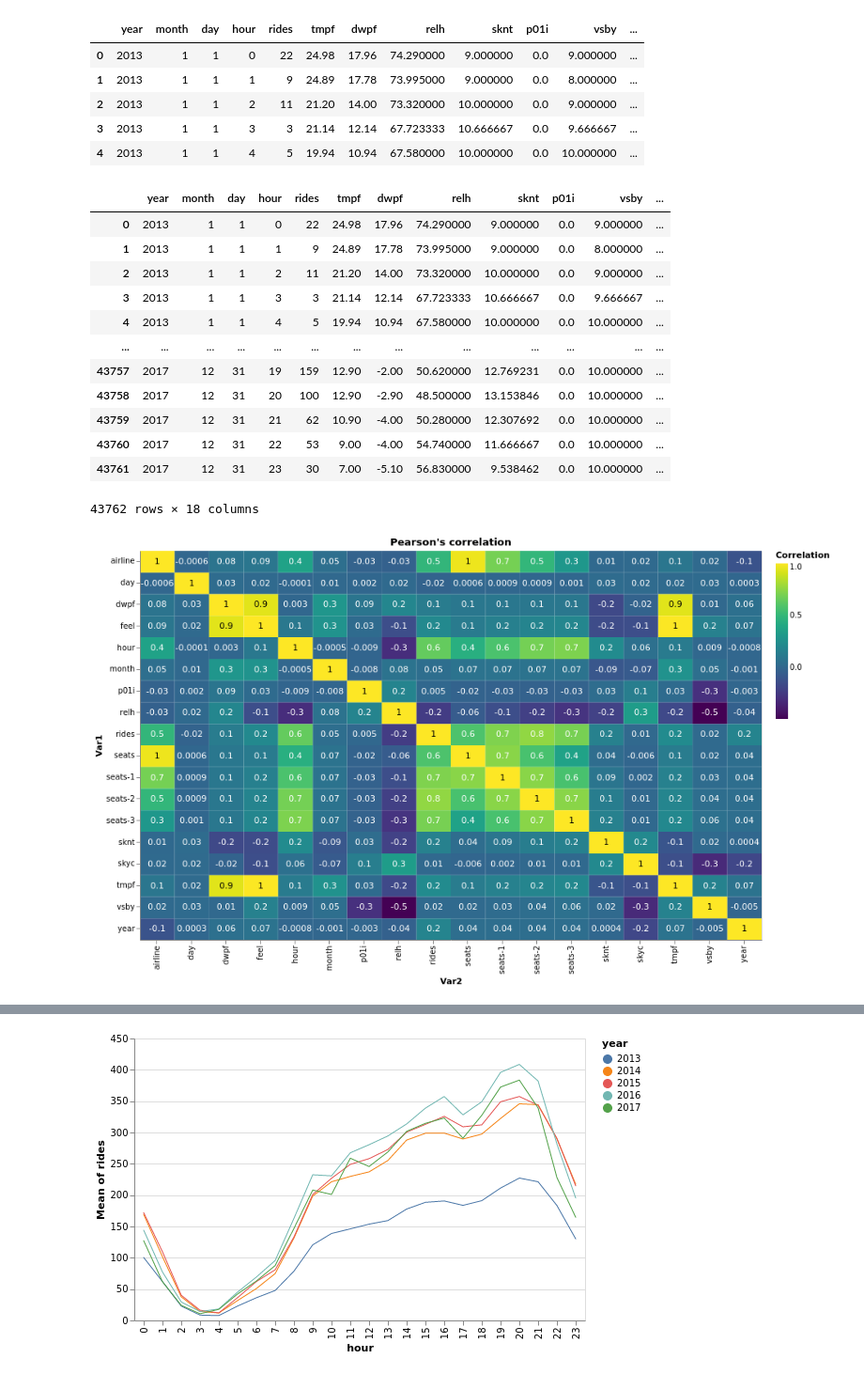
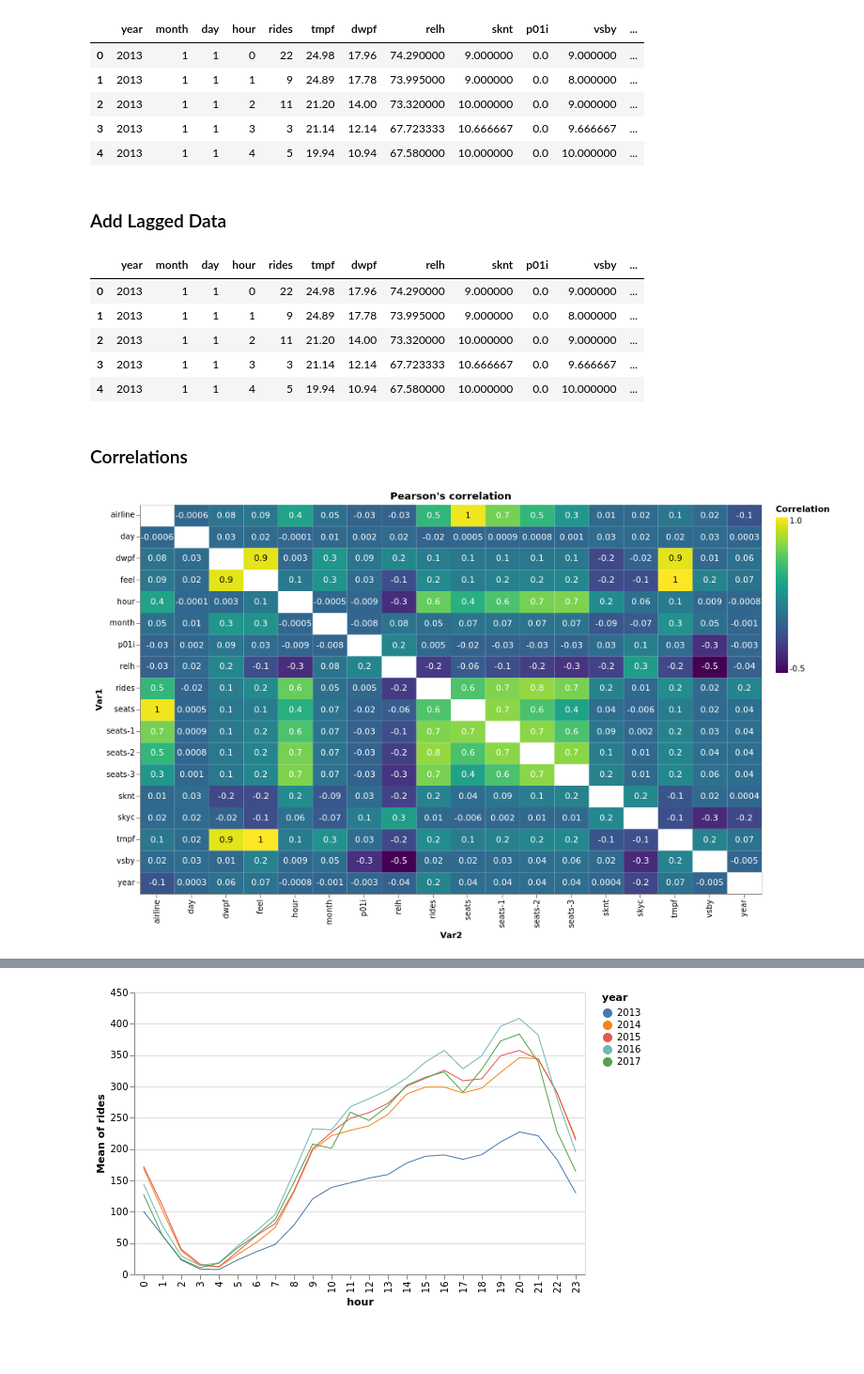
Before and after one commit to jsleslie/Ohare_taxi_demand, a Jupyter notebook: EDA/EDA_DK.ipynb, the cells around one changed output, grey strips where cells are left out. Shown: that part at 94% size. Cells and saved outputs as stored; diff of their text form; code cells hidden in the pictures; blank space fills up the shorter version.

```diff
--- a/EDA/EDA_DK.ipynb
+++ b/EDA/EDA_DK.ipynb
@@ -24,12 +25,14 @@ ORD_train.head(5)
 # %%
 def lag_df(df, lag, cols):
     return df.assign(**{f"{col}-{n}": df[col].shift(n) for n in range(1, lag + 1) for col in cols})
+# %% [markdown]
+### Add Lagged Data
 # %%
 lag = 3
 ORD_train_lag = lag_df(ORD_train, lag=lag, cols=['seats'])
 #ORD_train_lag = lag_df(ORD_train, lag=lag, cols=ORD_train.columns.tolist())
 # %%
-ORD_train_lag
+ORD_train_lag.head(5)
 # %% [output]
 |  | year | month | day | hour | rides | tmpf | dwpf | relh | sknt | p01i | vsby | ... |
 | 0 | 2013 | 1 | 1 | 0 | 22 | 24.98 | 17.96 | 74.290000 | 9.000000 | 0.0 | 9.000000 | ... |
@@ -37,40 +40,37 @@ ORD_train_lag
 | 2 | 2013 | 1 | 1 | 2 | 11 | 21.20 | 14.00 | 73.320000 | 10.000000 | 0.0 | 9.000000 | ... |
 | 3 | 2013 | 1 | 1 | 3 | 3 | 21.14 | 12.14 | 67.723333 | 10.666667 | 0.0 | 9.666667 | ... |
 | 4 | 2013 | 1 | 1 | 4 | 5 | 19.94 | 10.94 | 67.580000 | 10.000000 | 0.0 | 10.000000 | ... |
-| ... | ... | ... | ... | ... | ... | ... | ... | ... | ... | ... | ... | ... |
-| 43757 | 2017 | 12 | 31 | 19 | 159 | 12.90 | -2.00 | 50.620000 | 12.769231 | 0.0 | 10.000000 | ... |
-| 43758 | 2017 | 12 | 31 | 20 | 100 | 12.90 | -2.90 | 48.500000 | 13.153846 | 0.0 | 10.000000 | ... |
-| 43759 | 2017 | 12 | 31 | 21 | 62 | 10.90 | -4.00 | 50.280000 | 12.307692 | 0.0 | 10.000000 | ... |
-| 43760 | 2017 | 12 | 31 | 22 | 53 | 9.00 | -4.00 | 54.740000 | 11.666667 | 0.0 | 10.000000 | ... |
-| 43761 | 2017 | 12 | 31 | 23 | 30 | 7.00 | -5.10 | 56.830000 | 9.538462 | 0.0 | 10.000000 | ... |
-43762 rows × 18 columns
+# %% [markdown]
+### Correlations
 # %%
 ORD_corr = ORD_train_lag.corr().reset_index().rename(columns = {'index':'Var1'}).melt(id_vars = ['Var1'],
                                                                                     value_name = 'Correlation',
                                                                                     var_name = 'Var2')
+ORD_corr = ORD_corr[ORD_corr.Correlation != 1]
+
 base = alt.Chart(ORD_corr).encode(
     alt.Y('Var1:N'),
     alt.X('Var2:N')
 )
 
 heatmap = base.mark_rect().encode(
      alt.Color('Correlation:Q',
                 scale=alt.Scale(scheme='viridis'))
 )
 
 text = base.mark_text(baseline='middle').encode(
     text=alt.Text('Correlation:Q', format='.1'),
     color=alt.condition(
         alt.datum.Correlation >= 0.90,
         alt.value('black'),
         alt.value('white')
     )
 )
 
 (heatmap + text).properties(
     width = 800,
     height = 500,
     title = "Pearson's correlation"
 )
 # %% [output]
-[figure, old version]
+[figure, new version]
```
Also changed, not shown: parts of 9 cells of this notebook.
